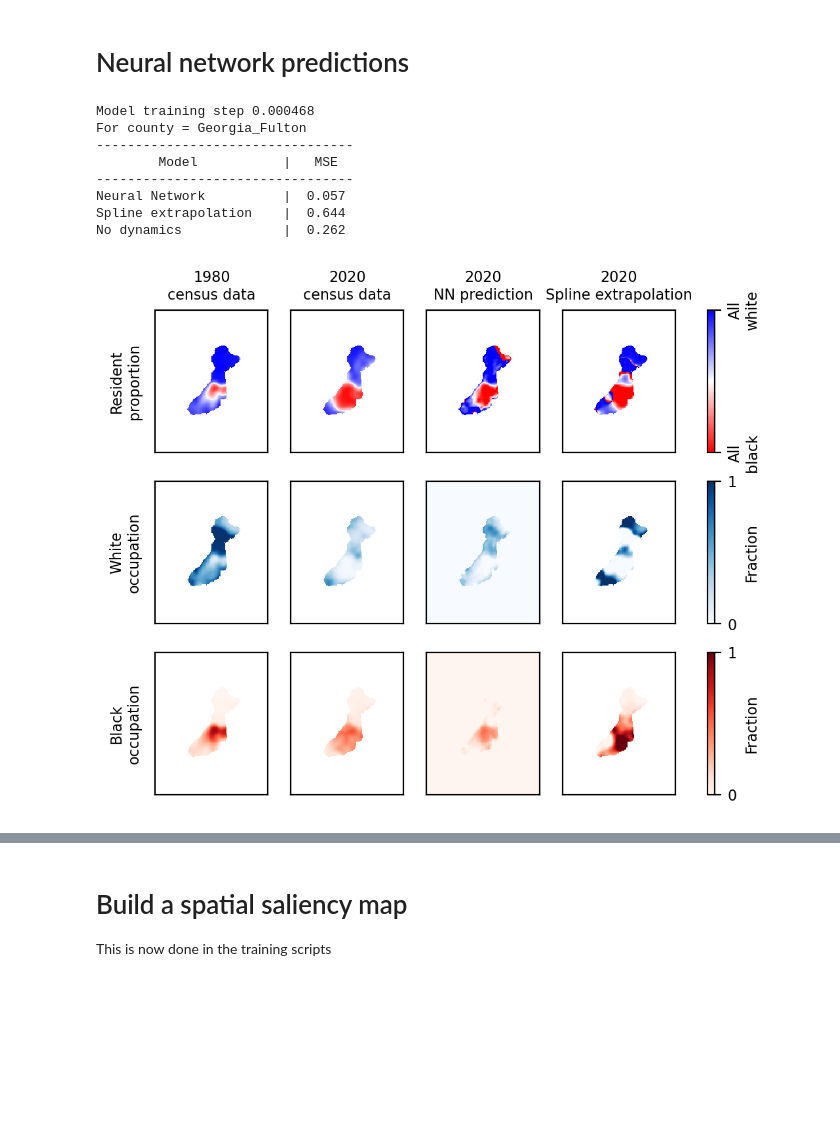
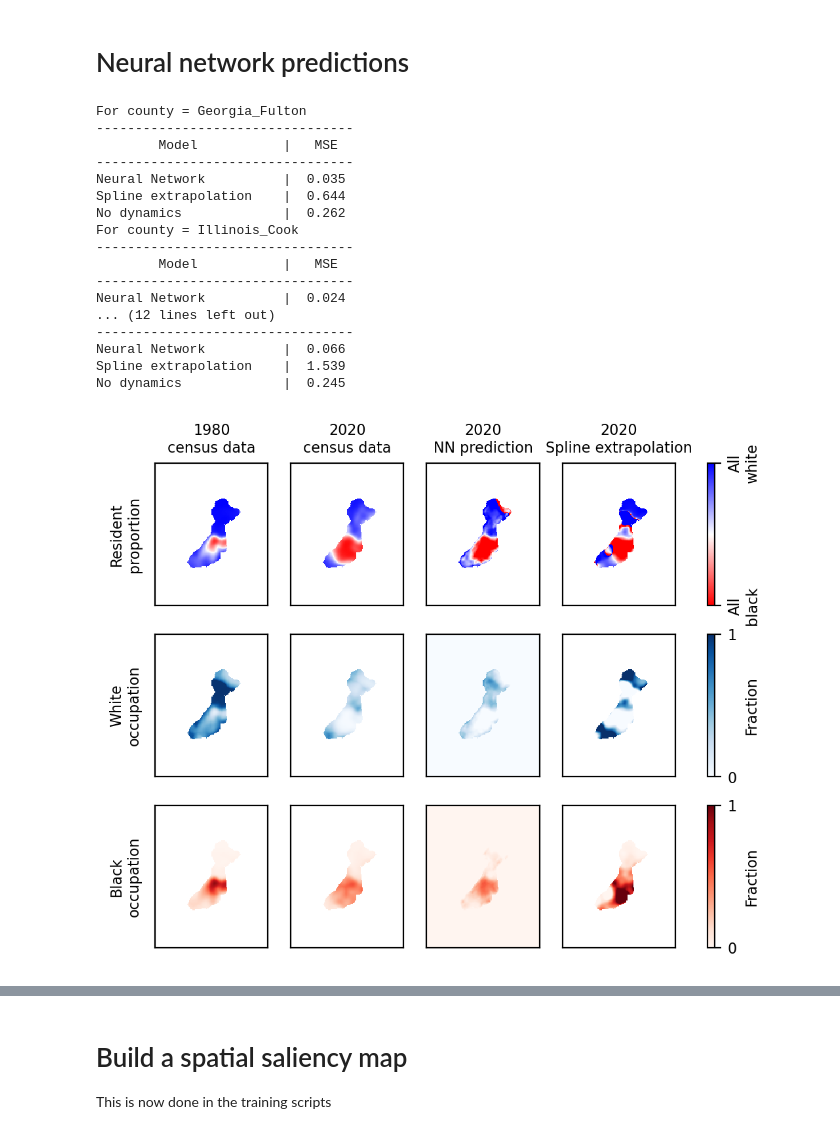
Before and after one commit to jcolen/sociohydro, a Jupyter notebook: decennial/DecennialPBNN.ipynb, the cells around one changed output, grey strips where cells are left out. Cells and saved outputs as stored; diff of their text form; code cells hidden in the pictures; blank space fills up the shorter version.

```diff
--- a/decennial/DecennialPBNN.ipynb
+++ b/decennial/DecennialPBNN.ipynb
@@ -210,8 +210,8 @@ def make_predictions_plot(model, county):
     # Neural network prediction
     ic = dataset[0]
     ic['wb0'] = ic['wb0'].to(device)
-    loss = model.training_step(ic)[1]
-    print(f'Model training step {loss:.3g}')
+    #loss = model.training_step(ic)[1]
+    #print(f'Model training step {loss:.3g}')
 
     with torch.no_grad(), d_ad.stop_annotating():
         wbNN = model.simulate(ic, dataset.mesh, device, tmax=40, dt=1).cpu().numpy()
@@ -271,19 +271,31 @@ def make_predictions_plot(model, county):
 # %%
 from census_pbnn import CensusPBNN
 
 info = torch.load('models/CensusPBNN_legacy.ckpt')
 model = CensusPBNN().to(device)
 model.eval()
 model.load_state_dict(info['state_dict'], strict=False)
 
 make_predictions_plot(model, 'Georgia_Fulton');
+make_predictions_plot(model, 'Illinois_Cook');
+make_predictions_plot(model, 'Texas_Harris');
+make_predictions_plot(model, 'California_Los Angeles');
 # %% [output]
-Model training step 0.000468
 For county = Georgia_Fulton
 ---------------------------------
         Model           |   MSE
 ---------------------------------
-Neural Network          |  0.057
+Neural Network          |  0.035
 Spline extrapolation    |  0.644
 No dynamics             |  0.262
+For county = Illinois_Cook
+---------------------------------
+        Model           |   MSE
+---------------------------------
+Neural Network          |  0.024
+... (12 lines left out)
+---------------------------------
+Neural Network          |  0.066
+Spline extrapolation    |  1.539
+No dynamics             |  0.245
-[figure, old version]
+[figure, new version]
```
Also changed, not shown: parts of 5 cells of this notebook, 4 other files.
